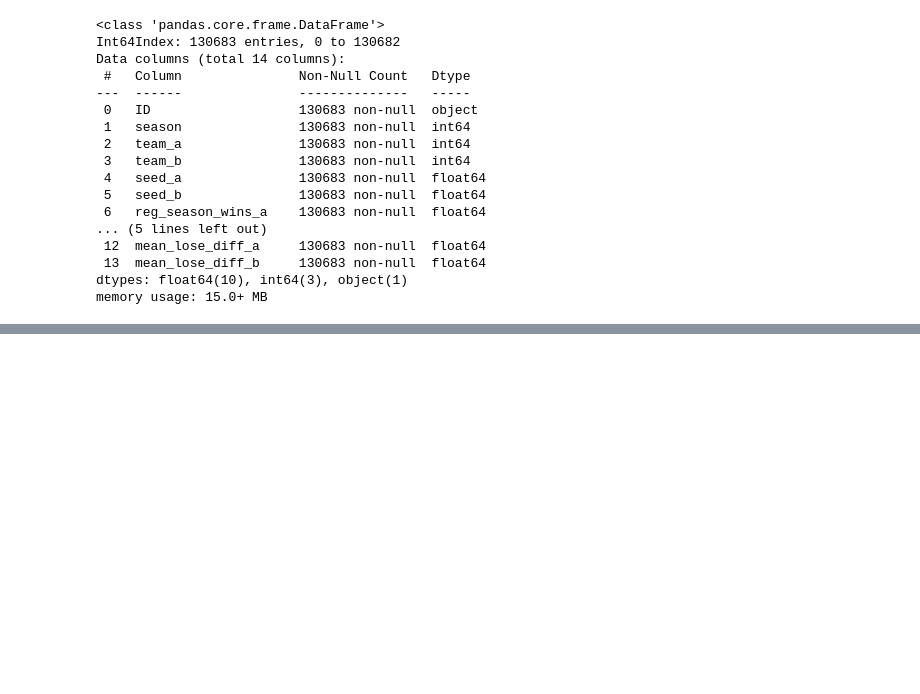
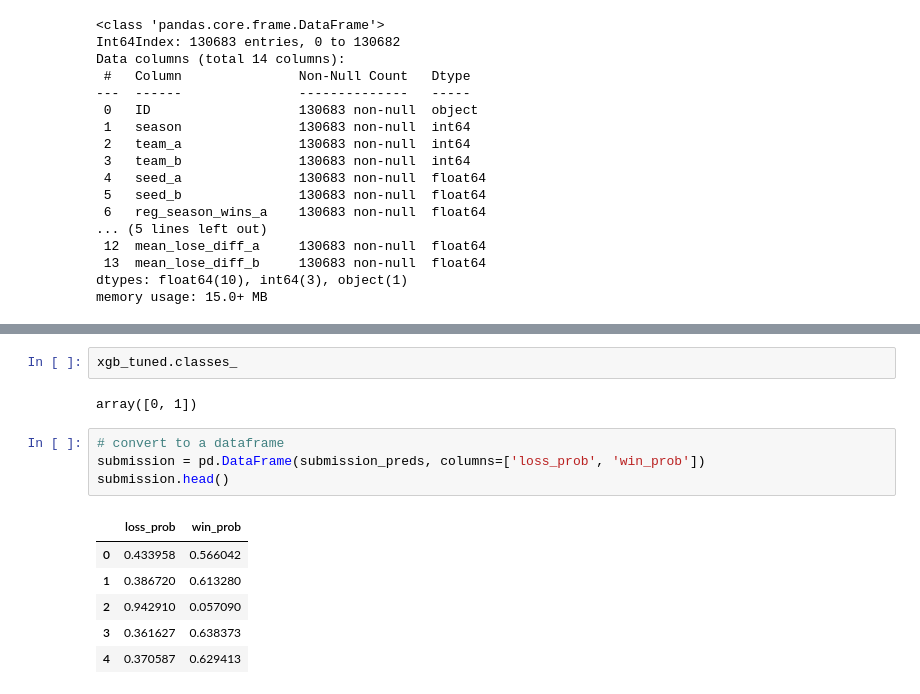
Before and after one commit to akaigraham/main-ML, a Jupyter notebook: march-madness-simulation/notebooks/mm-23.ipynb, the cells around one changed output, grey strips where cells are left out. Cells and saved outputs as stored; diff of their text form; blank space fills up the shorter version.

```diff
--- a/march-madness-simulation/notebooks/mm-23.ipynb
+++ b/march-madness-simulation/notebooks/mm-23.ipynb
@@ -692,0 +730,15 @@ memory usage: 15.0+ MB
+# %%
+xgb_tuned.classes_
+# %% [output]
+array([0, 1])
+# %%
+# convert to a dataframe
+submission = pd.DataFrame(submission_preds, columns=['loss_prob', 'win_prob'])
+submission.head()
+# %% [output]
+|  | loss_prob | win_prob |
+| 0 | 0.433958 | 0.566042 |
+| 1 | 0.386720 | 0.613280 |
+| 2 | 0.942910 | 0.057090 |
+| 3 | 0.361627 | 0.638373 |
+| 4 | 0.370587 | 0.629413 |
```
Also changed, not shown: parts of 13 cells of this notebook.
